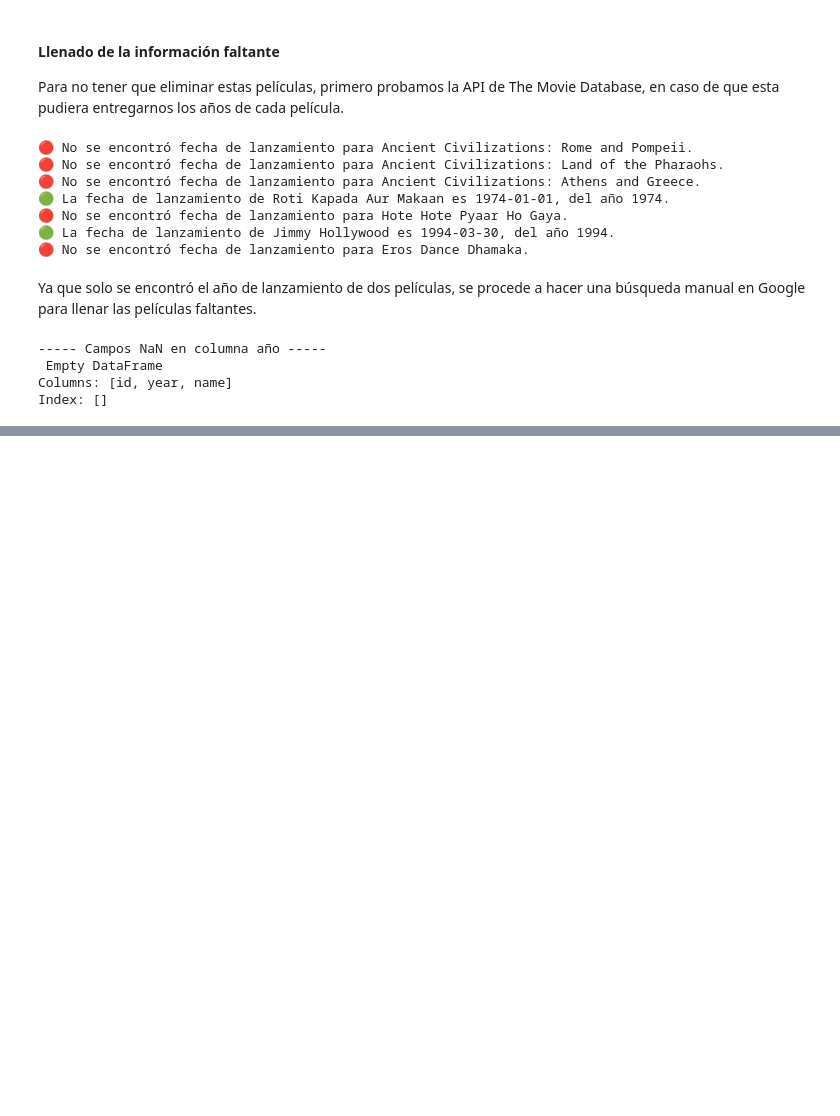
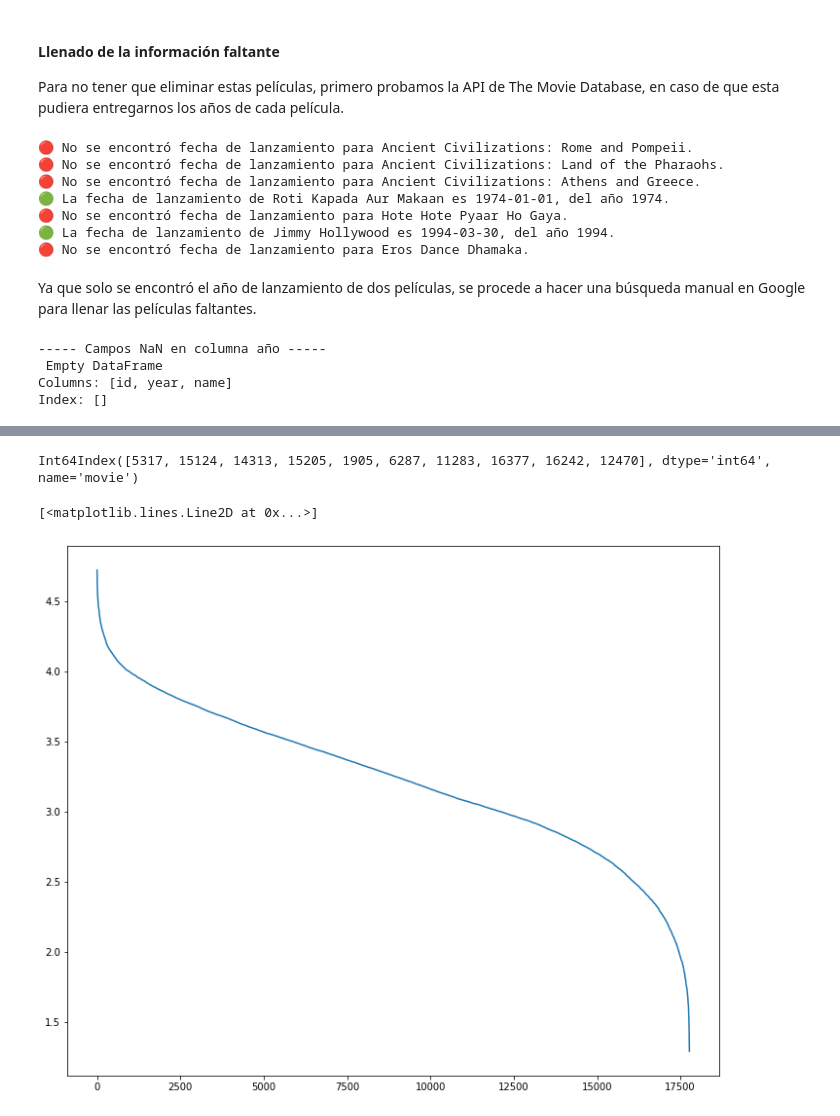
Before and after one commit to melipass/umayor-business-intelligence, a Jupyter notebook: tarea-2/1.ipynb, the cells around one changed output, grey strips where cells are left out. Saved outputs shown, nothing was run; the diff lists cells and outputs as text; code cells hidden in the pictures; blank space fills up the shorter version.

```diff
--- a/tarea-2/1.ipynb
+++ b/tarea-2/1.ipynb
@@ -10,6 +10,10 @@ import requests
 import numpy as np
 import os
 from tqdm import tqdm
+import matplotlib.pyplot as plt
+import scipy.stats as stats
+plt.rcParams["figure.figsize"] = (12,10)
+
 load_dotenv()
 # %% [output]
 True
@@ -47,3 +51,5 @@ for filename in tqdm(files):
     df_list.append(temp)
 
 movie_ratings = pd.concat(df_list).loc[:, ['movie', 'user', 'rating', 'date']]
+movie_ratings = movie_ratings.astype({'movie': np.int32, 'user': np.int32, 'rating': np.int32})
+movie_ratings
@@ -146,0 +199,3 @@ movie_titles
+# %%
+mean_ratings = movie_ratings.groupby('movie')['rating'].agg(['mean','count'])
+mean_ratings
@@ -146,0 +232,9 @@ movie_titles
+# %%
+mean_ratings.sort_values(by=['count'], ascending=False).head(10)['mean']
+# %% [output]
+Int64Index([5317, 15124, 14313, 15205, 1905, 6287, 11283, 16377, 16242, 12470], dtype='int64', name='movie')
+# %%
+plt.plot(mean_ratings.sort_values(by='mean', ascending=False)['mean'].values)
+# %% [output]
+[<matplotlib.lines.Line2D at 0x...>]
+[figure, added]
```
Also changed, not shown: parts of 17 cells of this notebook.
